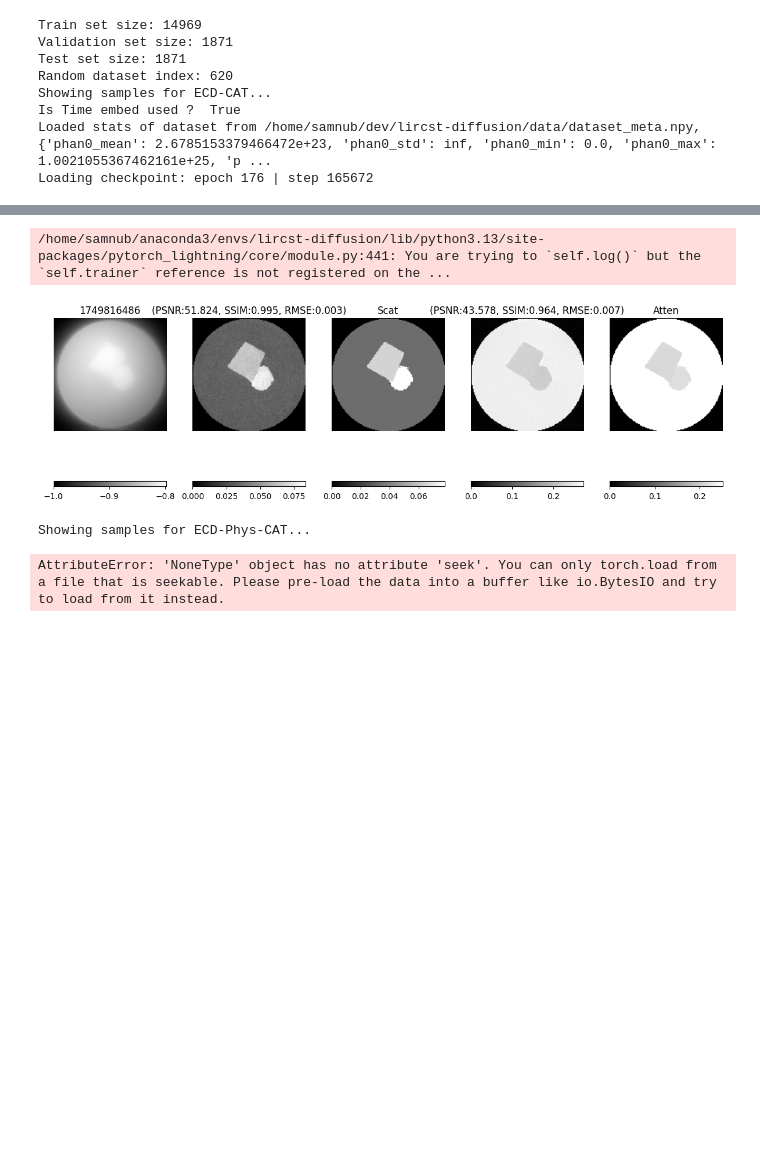
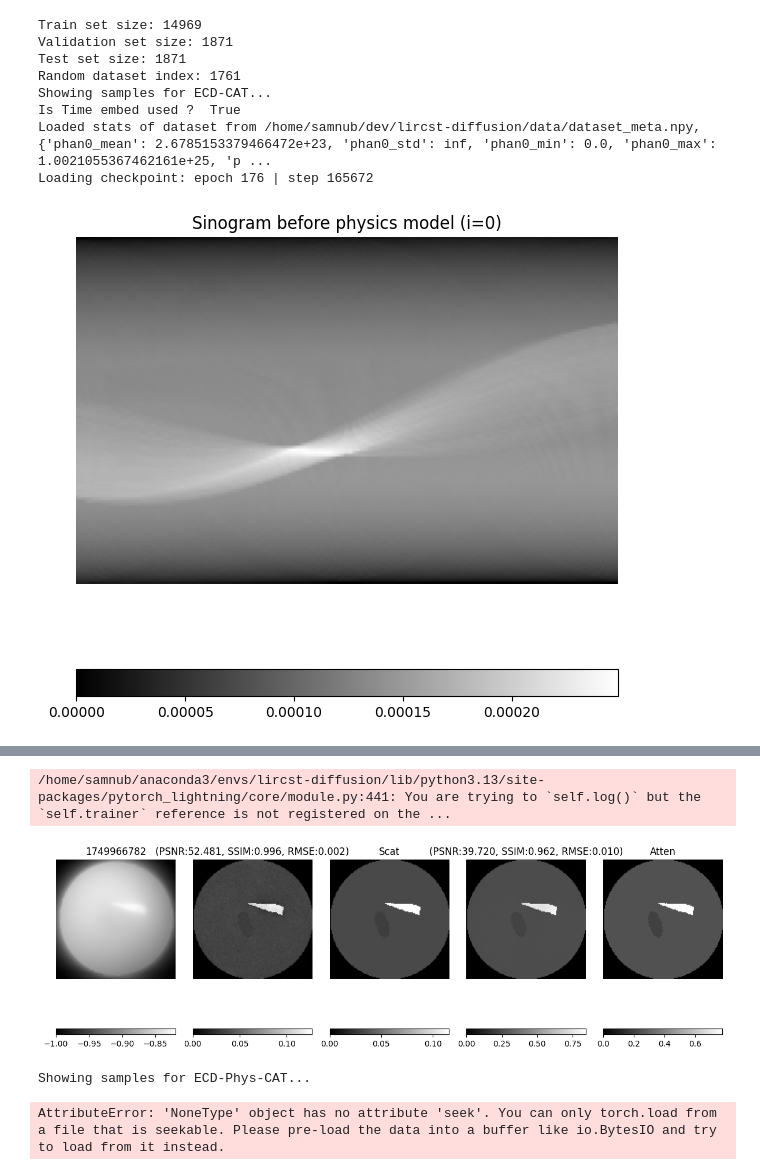
Before and after one commit to samuelnub/lircst-diffusion, a Jupyter notebook: src/infer.ipynb, the cells around one changed output, grey strips where cells are left out. Saved outputs shown, nothing was run; the diff lists cells and outputs as text; code cells hidden in the pictures; blank space fills up the shorter version.

```diff
--- a/src/infer.ipynb
+++ b/src/infer.ipynb
@@ -20,32 +20,33 @@ def show_samples(model: ECDiffusion, dataset_idx: int|None=None, num_samples=1):
                    num_samples*[phan_id])
 
     model.loss_evaluation(
         batch=batch_input,
         batch_idx=0,
         to_print=True,
     )
 
-random_idx = np.random.randint(0, len(dataset_test))
+random_idx = 1761# np.random.randint(0, len(dataset_test))
 print(f"Random dataset index: {random_idx}")
 
 for name, model_arg in model_args.items():
     print(f"Showing samples for {name}...")
 
     model = ECDiffusion.load_from_checkpoint(
         get_latest_ckpt(name)[0],
         **model_arg,
         train_dataset=dataset_train,
         valid_dataset=dataset_valid,
         test_dataset=dataset_test,
     ).cuda()
 
     show_samples(model, dataset_idx=random_idx)
 # %% [output]
 Train set size: 14969
 Validation set size: 1871
 Test set size: 1871
-Random dataset index: 620
+Random dataset index: 1761
 Showing samples for ECD-CAT...
 Is Time embed used ?  True
 Loaded stats of dataset from /home/samnub/dev/lircst-diffusion/data/dataset_meta.npy, {'phan0_mean': 2.6785153379466472e+23, 'phan0_std': inf, 'phan0_min': 0.0, 'phan0_max': 1.0021055367462161e+25, 'p ...
 Loading checkpoint: epoch 176 | step 165672
+[figure, new version]
@@ -52,4 +54,4 @@ Loading checkpoint: epoch 176 | step 165672
 /home/samnub/anaconda3/envs/lircst-diffusion/lib/python3.13/site-packages/pytorch_lightning/core/module.py:441: You are trying to `self.log()` but the `self.trainer` reference is not registered on the ...
-[figure, old version]
+[figure, added]
 Showing samples for ECD-Phys-CAT...
 AttributeError: 'NoneType' object has no attribute 'seek'. You can only torch.load from a file that is seekable. Please pre-load the data into a buffer like io.BytesIO and try to load from it instead.
```
Also changed, not shown: parts of 1 cell of this notebook, 3 other files.
